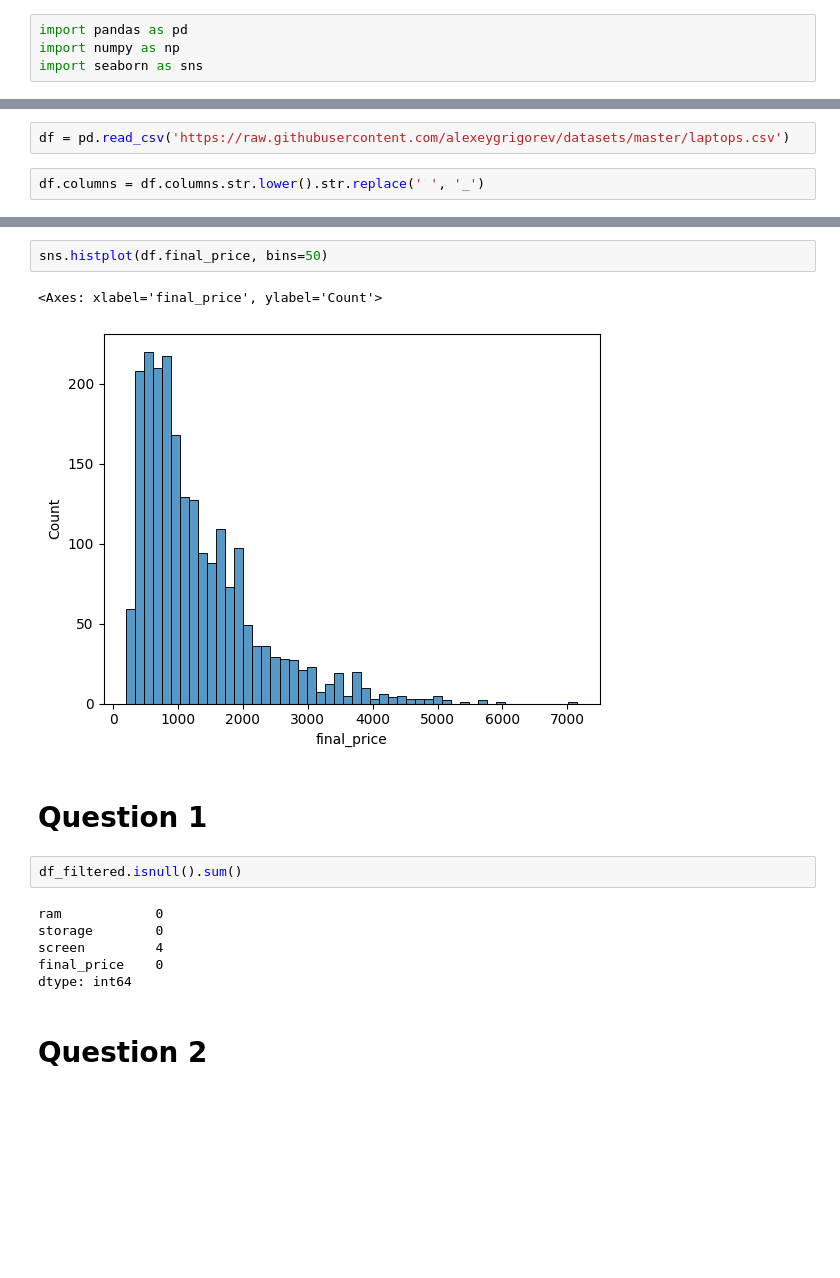
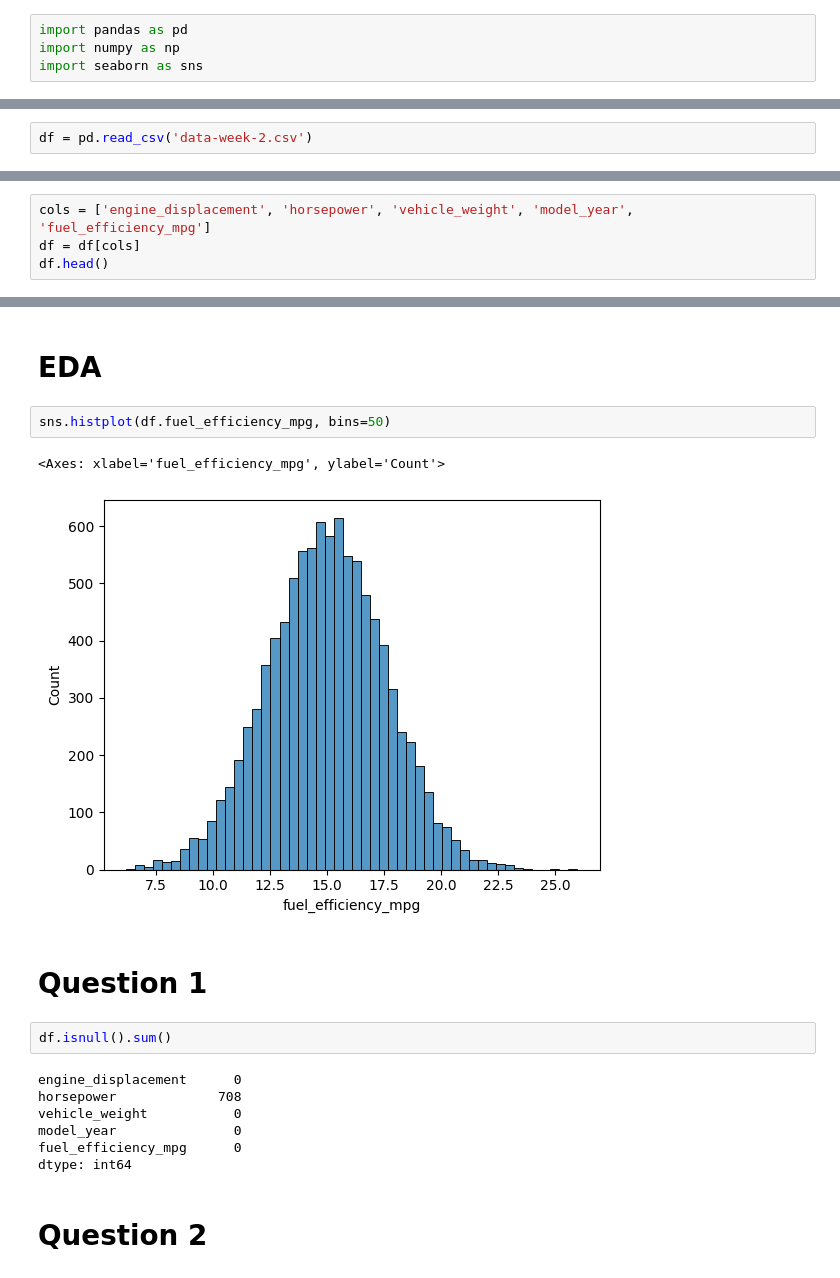
Before and after one commit to spham15/ml-zoomcamp, a Jupyter notebook: 02-regression/homework.ipynb, the cells around one changed output, grey strips where cells are left out. Cells and saved outputs as stored; diff of their text form; blank space fills up the shorter version.

```diff
--- a/02-regression/homework.ipynb
+++ b/02-regression/homework.ipynb
@@ -5,4 +22,2 @@ import seaborn as sns
 # %%
-df = pd.read_csv('https://raw.githubusercontent.com/alexeygrigorev/datasets/master/laptops.csv')
+df = pd.read_csv('data-week-2.csv')
-# %%
-df.columns = df.columns.str.lower().str.replace(' ', '_')
@@ -28,0 +35,4 @@ df_filtered.head()
+# %%
+cols = ['engine_displacement', 'horsepower', 'vehicle_weight', 'model_year', 'fuel_efficiency_mpg']
+df = df[cols]
+df.head()
@@ -29,17 +46,20 @@ df_filtered.head()
+# %% [markdown]
+# EDA
 # %%
-sns.histplot(df.final_price, bins=50)
+sns.histplot(df.fuel_efficiency_mpg, bins=50)
 # %% [output]
-<Axes: xlabel='final_price', ylabel='Count'>
+<Axes: xlabel='fuel_efficiency_mpg', ylabel='Count'>
-[figure, old version]
+[figure, new version]
 # %% [markdown]
 # Question 1
 # %%
-df_filtered.isnull().sum()
+df.isnull().sum()
 # %% [output]
-ram            0
-storage        0
-screen         4
-final_price    0
+engine_displacement      0
+horsepower             708
+vehicle_weight           0
+model_year               0
+fuel_efficiency_mpg      0
 dtype: int64
 # %% [markdown]
 # Question 2
```
Also changed, not shown: parts of 24 cells of this notebook, 1 other file.
